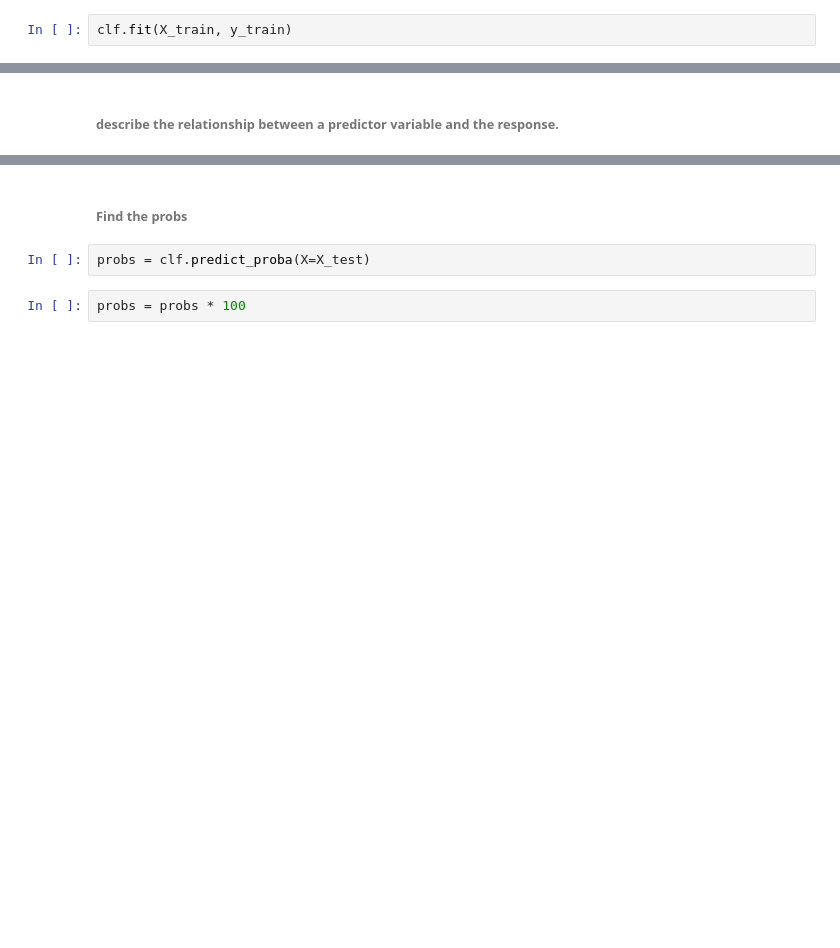
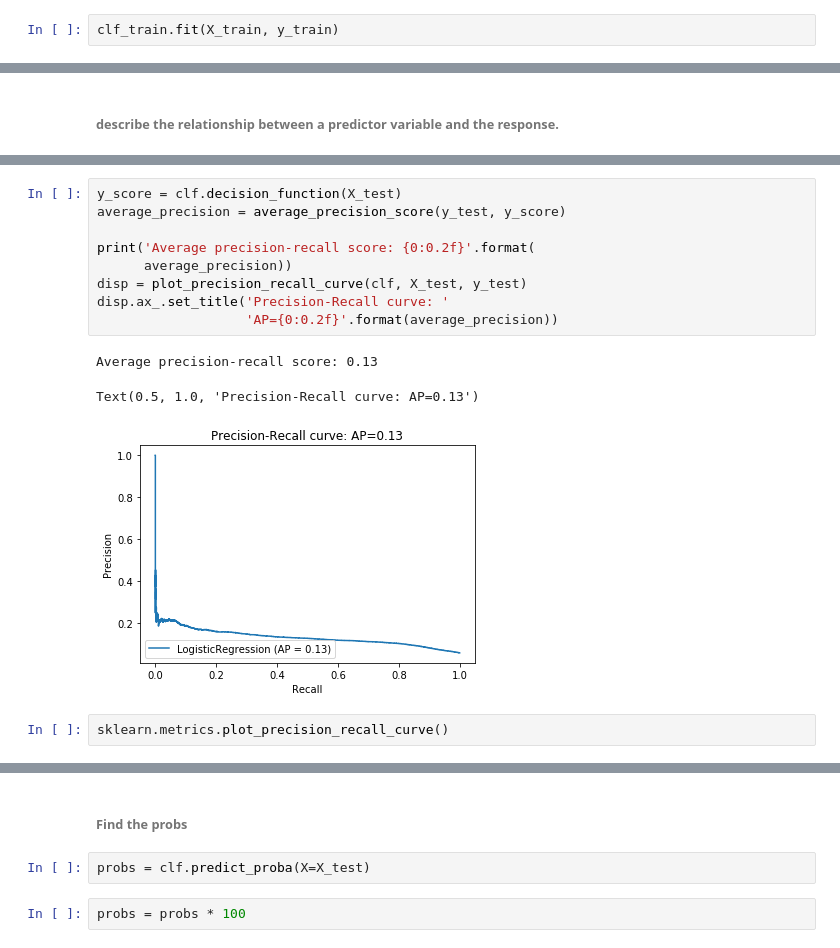
Before and after one commit to AveryData/MappingHeat, a Jupyter notebook: model/model.ipynb, the cells around one changed output, grey strips where cells are left out. Cells and saved outputs as stored; diff of their text form; blank space fills up the shorter version.

```diff
--- a/model/model.ipynb
+++ b/model/model.ipynb
@@ -316,2 +417,2 @@ clf = LogisticRegression(max_iter=1000, solver='saga', penalty='elasticnet', l1_
 # %%
-clf.fit(X_train, y_train)
+clf_train.fit(X_train, y_train)
@@ -365,2 +501,17 @@ plt.ylim([0,1])
+# %%
+y_score = clf.decision_function(X_test)
+average_precision = average_precision_score(y_test, y_score)
+
+print('Average precision-recall score: {0:0.2f}'.format(
+      average_precision))
+disp = plot_precision_recall_curve(clf, X_test, y_test)
+disp.ax_.set_title('Precision-Recall curve: '
+                   'AP={0:0.2f}'.format(average_precision))
+# %% [output]
+Average precision-recall score: 0.13
+Text(0.5, 1.0, 'Precision-Recall curve: AP=0.13')
+[figure, added]
+# %%
+sklearn.metrics.plot_precision_recall_curve()
 # %%
 pred_proba_df = pd.DataFrame(clf.predict_proba(X_test))
```
Also changed, not shown: parts of 47 cells of this notebook.
